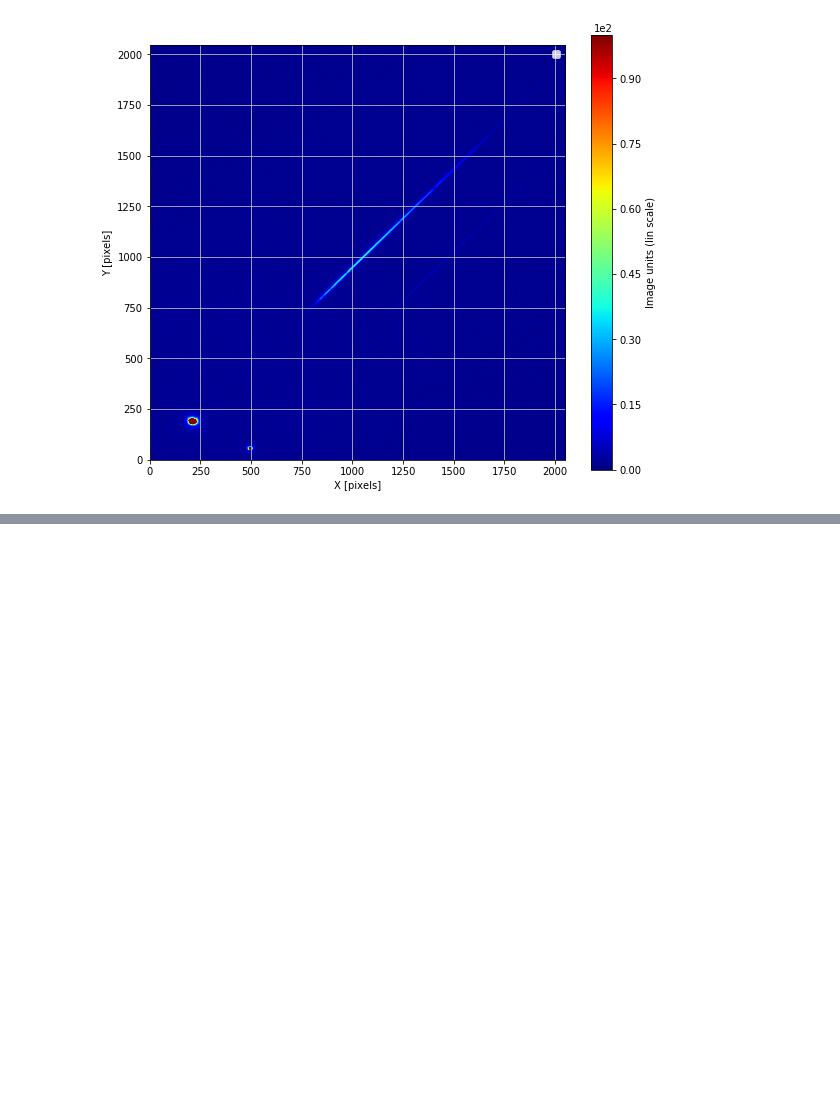
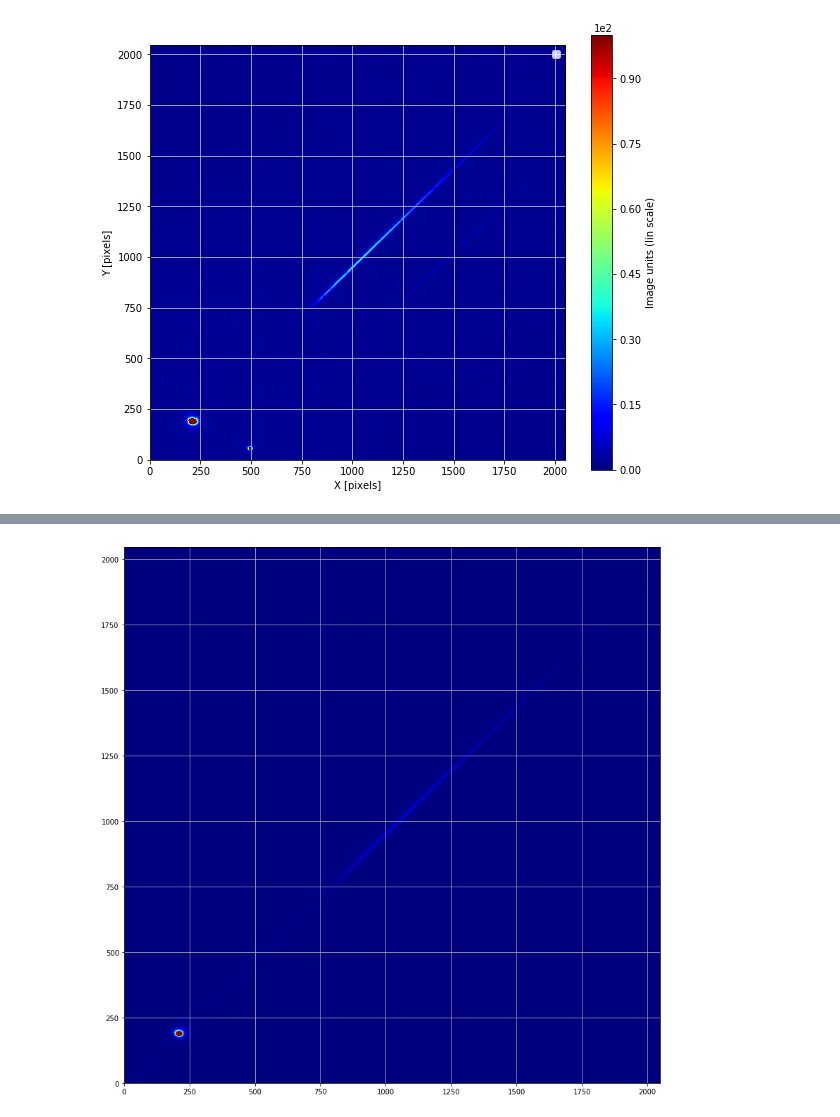
Before and after one commit to LSSTDESC/Spectractor, a Jupyter notebook: notebooks/RunRotationOfImage.ipynb, the cells around one changed output, grey strips where cells are left out. Saved outputs shown, nothing was run; the diff lists cells and outputs as text; code cells hidden in the pictures; blank space fills up the shorter version.

Commit message:
implement RunRotationOfImage.ipynb for testing

```diff
--- a/notebooks/RunRotationOfImage.ipynb
+++ b/notebooks/RunRotationOfImage.ipynb
@@ -225,0 +237,19 @@ img.target_pixcoords
+# %%
+x=np.arange(0,data.shape[1])
+y=np.arange(0,data.shape[0])
+# %%
+xx, yy = np.meshgrid(x, y)
+# %%
+alpha=disperser_theta/180.*np.pi
+x0=xpos
+y0=ypos
+(x1,y1)=(x0-dw*np.sin(alpha),y0+dw*np.cos(alpha))
+(x2,y2)=(x0+dw*np.sin(alpha),y0-dw*np.cos(alpha))
+# %%
+data_clean=np.where(np.logical_and(yy-y1<np.tan(alpha)*(xx-x1),yy-y2>np.tan(alpha)*(xx-x2)),data,0)
+# %%
+plt.figure(figsize=(14,14))
+plt.imshow(data_clean,origin="lower",cmap="jet",vmax=500)
+plt.grid(True)
+# %% [output]
+[figure, added]
```
Also changed, not shown: parts of 8 cells of this notebook.
